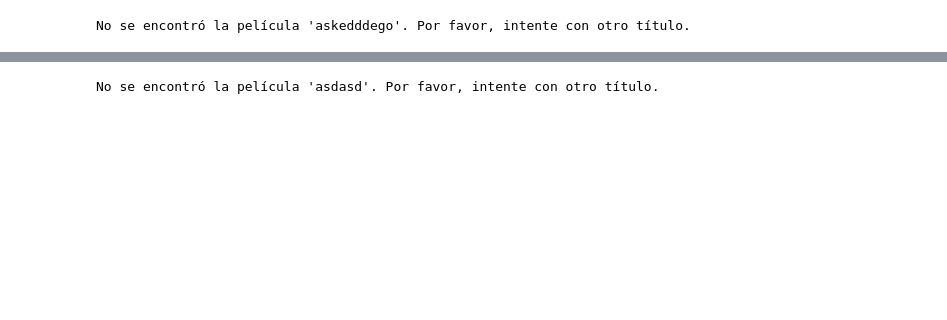
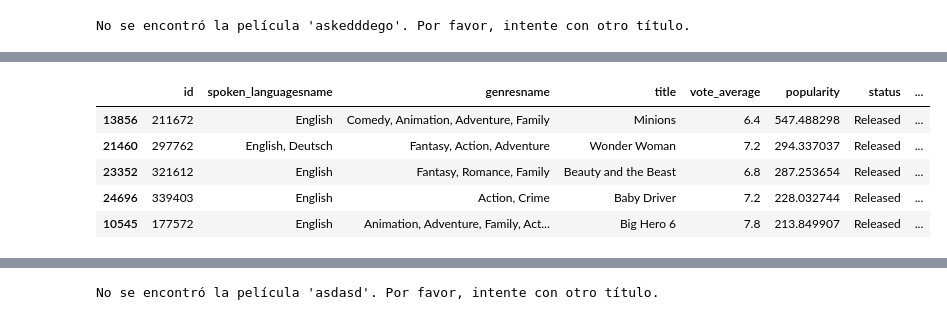
Before and after one commit to gastorellano/Proyect_MLOps, a Jupyter notebook: Notebooks/sistema_recomendacion.ipynb, the cells around one changed output, grey strips where cells are left out. Drawn from its saved outputs; the diff is of its cells as text; code cells hidden in the pictures; blank space fills up the shorter version.

```diff
--- a/Notebooks/sistema_recomendacion.ipynb
+++ b/Notebooks/sistema_recomendacion.ipynb
@@ -170 +181,12 @@ Vamos a reducir el dataset sólo a los elementos necesarios para el sistema de r
+# %%
+# Ahora realizaremos un ranking de las 6 mil películas con mejor ranking
+df_top = df_sorted.head(6000)
+df_top.head()
+# %% [output]
+|  | id | spoken_languagesname | genresname | title | vote_average | popularity | status | ... |
+| 13856 | 211672 | English | Comedy, Animation, Adventure, Family | Minions | 6.4 | 547.488298 | Released | ... |
+| 21460 | 297762 | English, Deutsch | Fantasy, Action, Adventure | Wonder Woman | 7.2 | 294.337037 | Released | ... |
+| 23352 | 321612 | English | Fantasy, Romance, Family | Beauty and the Beast | 6.8 | 287.253654 | Released | ... |
+| 24696 | 339403 | English | Action, Crime | Baby Driver | 7.2 | 228.032744 | Released | ... |
+| 10545 | 177572 | English | Animation, Adventure, Family, Act... | Big Hero 6 | 7.8 | 213.849907 | Released | ... |
 # %%
```
Also changed, not shown: parts of 22 cells of this notebook, 5 other files.
